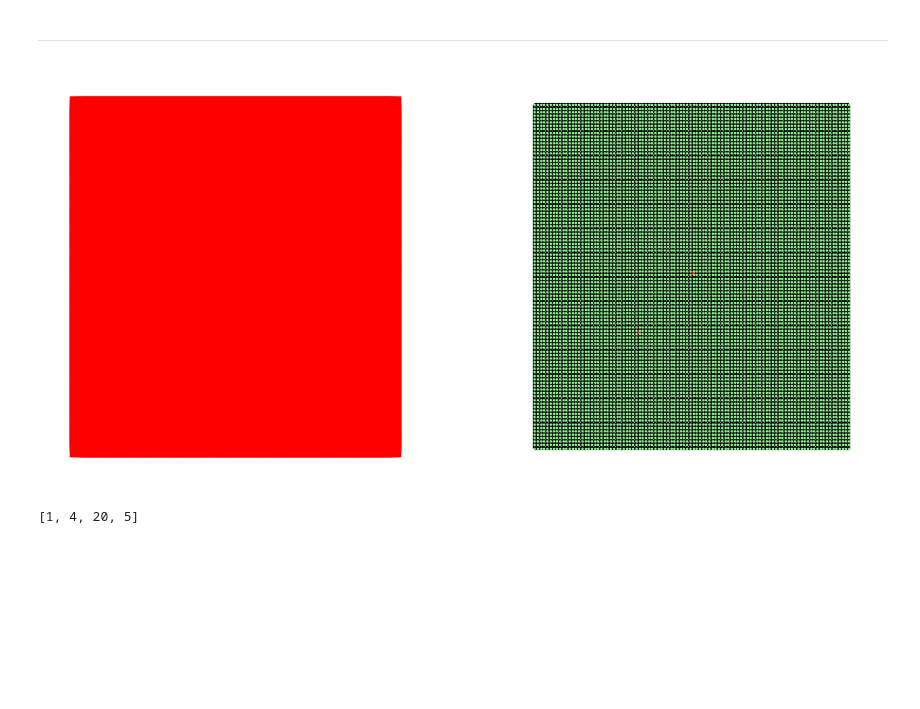
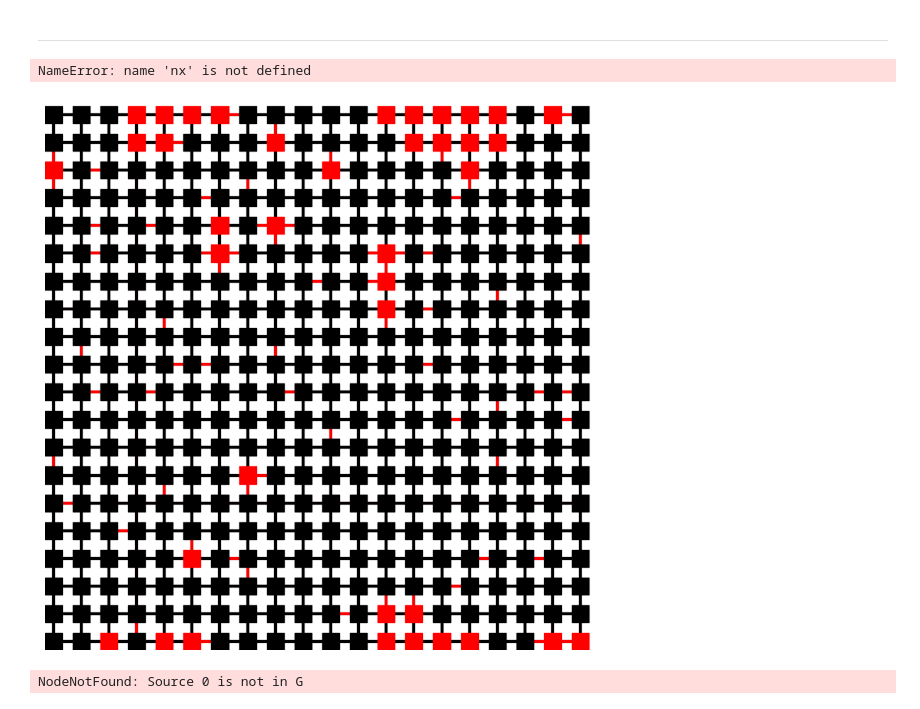
Before and after one commit to giulioiannelli/lrgsglib-public, a Jupyter notebook: notebooks/slaplacian_dynamics_lattice2d_sq.ipynb, the cells around one changed output. Saved outputs shown, nothing was run; the diff lists cells and outputs as text; code cells hidden in the pictures; blank space fills up the shorter version.

```diff
--- a/notebooks/slaplacian_dynamics_lattice2d_sq.ipynb
+++ b/notebooks/slaplacian_dynamics_lattice2d_sq.ipynb
@@ -267,16 +328,18 @@ Text(0, 0.5, 'corr')
 # %% [markdown]
 ________________________________________________________________________________
 # %%
-L = 40
+L = 20
 neg_weights = {((2,2), (2,3)): -1}
 
 G = nx.grid_2d_graph(L, L, periodic=True)
 nx.set_edge_attributes(G, values=1, name='weight')
 # nx.set_edge_attributes(G, values=neg_weights, name='weight')
 #oppure
-fraction_to_flip = 160/1600
+fraction_to_flip = 0.09
 flip_random_fract_edges(G, fraction_to_flip)
 H = nx.convert_node_labels_to_integers(G)
+# %% [output]
+NameError: name 'nx' is not defined
 # %%
 # laplacian and signed laplacian matrix
 adj = nx.adjacency_matrix(G).toarray()
@@ -286,16 +349,29 @@ diabs = np.diag(np.abs(adj).sum(axis=1))
 slapl = diabs - adj
 eigv, eigV = np.linalg.eigh(slapl)
 # %%
-fig, (ax1, ax2) = plt.subplots(ncols=2, figsize=(16, 8))
+# fig, (ax1, ax2) = plt.subplots(ncols=2, figsize=(16, 8))
+fig, ax1 = plt.subplots(ncols=1, figsize=(8, 8))
 posH = {i:(x, y) for i,(x,y) in enumerate(product(range(L), range(L)))}
 posG = {(x, y):(x, y) for i,(x,y) in enumerate(product(range(L), range(L)))}
-node_color = ['red' if eigV[i,0] > 0 else 'blue' for i in H.nodes()]
+node_color = ['red' if eigV[i,0] > 0 else 'black' for i in H.nodes()]
+Gedges = list(G.edges(data=True))
+Hedges = list(H.edges(data=True))
 edge_colorH = ['red' if d['weight'] == -1 else 'black' for u,v,d in Hedges]
 edge_colorG = ['red' if d['weight'] == -1 else 'black' for u,v,d in Gedges]
-nx.draw(H, node_color=node_color, pos=posH, ax=ax1, node_shape="s")
-nx.draw(G, node_size=3, node_color='lightgreen', pos=posG, edge_color = edge_colorG,  width=3, ax=ax2)
+nx.draw(H, node_color=node_color, pos=posH, ax=ax1, edge_color = edge_colorH, width=3, node_shape="s")
+
+# nx.draw(G, node_size=70, node_color=node_color, pos=posG, edge_color = edge_colorG,  width=3, ax=ax1)
+fig.patch.set_alpha(0)
+
+cut = 1.02
+xmax= cut*max(xx for xx,yy in posG.values())
+ymax= cut*max(yy for xx,yy in posG.values())
+ax1.set_xlim(-0.3,xmax)
+ax1.set_ylim(-0.3,ymax)
+fig.tight_layout()
+fig.savefig("out.pdf")
 # %% [output]
-[figure, old version]
+[figure, new version]
 # %%
 node = 0
 
@@ -308,7 +384,7 @@ neighbor_dict = nx.single_source_shortest_path_length(G, node, cutoff=order)
 kth_order_neighbors = [n for n, d in neighbor_dict.items() if d == order]
 kth_order_neighbors
 # %% [output]
-[1, 4, 20, 5]
+NodeNotFound: Source 0 is not in G
 # %%
 # L = 1000
 # field_array = np.random.rand(L, L)
```
Also changed, not shown: parts of 8 cells of this notebook, 3 other files.
